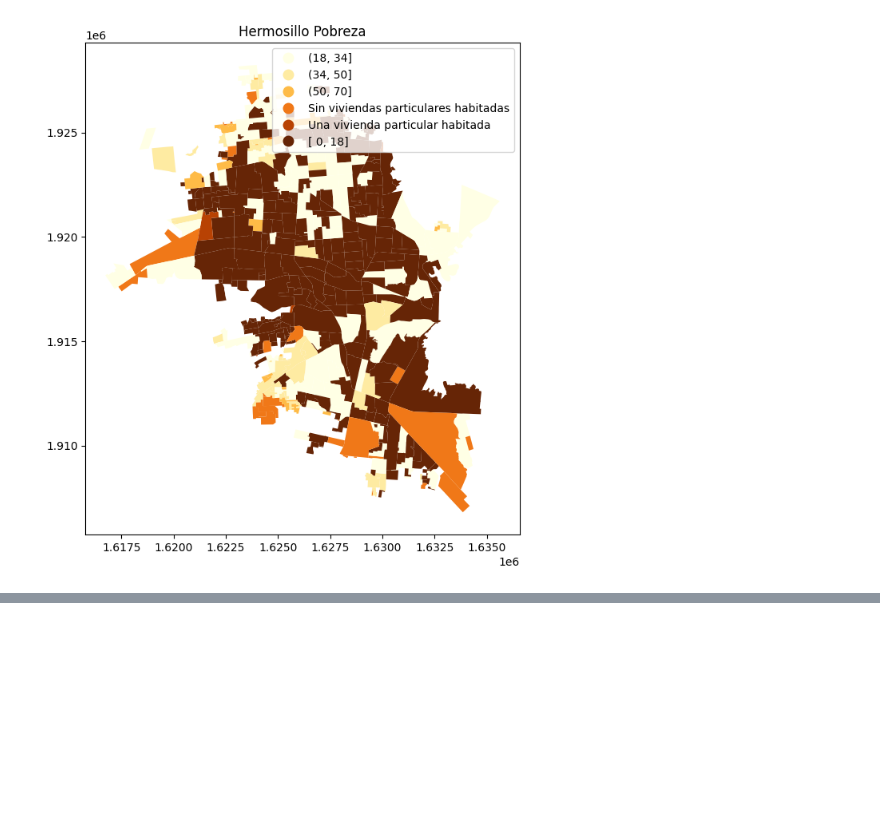
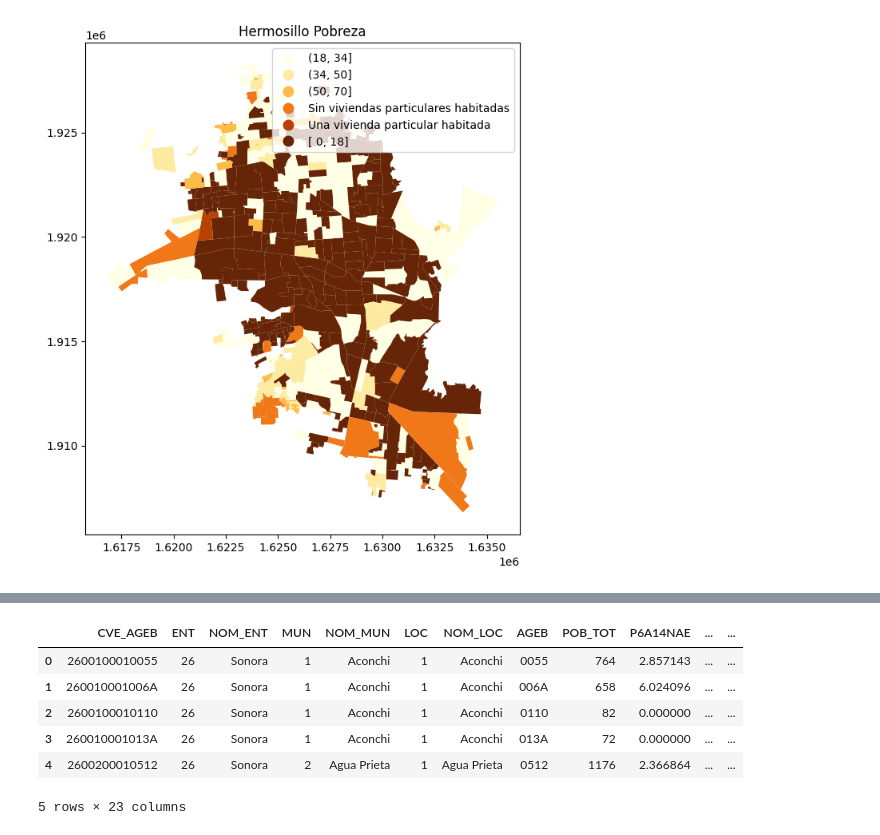
Before and after one commit to BSM-Analytics/proyecto-baches-hmo, a Jupyter notebook: notebooks/1.3_jmsd_socioeconomico_2015.ipynb, the cells around one changed output, grey strips where cells are left out. Cells and saved outputs as stored; diff of their text form; code cells hidden in the pictures; blank space fills up the shorter version.

```diff
--- a/notebooks/1.3_jmsd_socioeconomico_2015.ipynb
+++ b/notebooks/1.3_jmsd_socioeconomico_2015.ipynb
@@ -545,0 +577,10 @@ plt.show()
+# %%
+ageb_hmo.head()
+# %% [output]
+|  | CVE_AGEB | ENT | NOM_ENT | MUN | NOM_MUN | LOC | NOM_LOC | AGEB | POB_TOT | P6A14NAE | ... | ... |
+| 0 | 2600100010055 | 26 | Sonora | 1 | Aconchi | 1 | Aconchi | 0055 | 764 | 2.857143 | ... | ... |
+| 1 | 260010001006A | 26 | Sonora | 1 | Aconchi | 1 | Aconchi | 006A | 658 | 6.024096 | ... | ... |
+| 2 | 2600100010110 | 26 | Sonora | 1 | Aconchi | 1 | Aconchi | 0110 | 82 | 0.000000 | ... | ... |
+| 3 | 260010001013A | 26 | Sonora | 1 | Aconchi | 1 | Aconchi | 013A | 72 | 0.000000 | ... | ... |
+| 4 | 2600200010512 | 26 | Sonora | 2 | Agua Prieta | 1 | Agua Prieta | 0512 | 1176 | 2.366864 | ... | ... |
+5 rows × 23 columns
```
Also changed, not shown: parts of 5 cells of this notebook, 5 other files.
